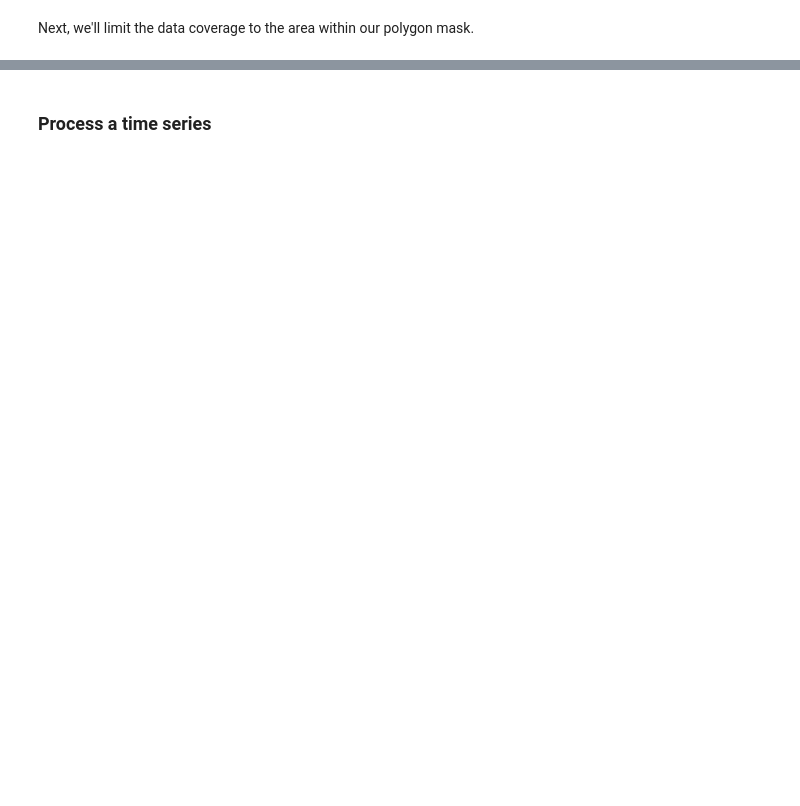
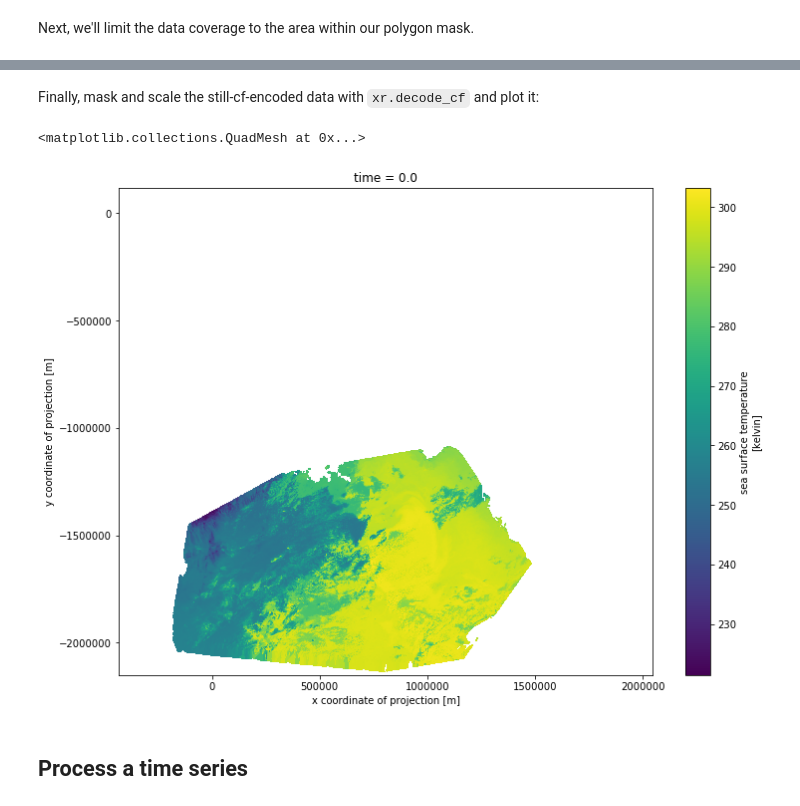
Before and after one commit to jjmcnelis/podaac-ipynb, a Jupyter notebook: harmony-l2-processing-example.ipynb, the cells around one changed output, grey strips where cells are left out. Saved outputs shown, nothing was run; the diff lists cells and outputs as text; code cells hidden in the pictures; blank space fills up the shorter version.

```diff
--- a/harmony-l2-processing-example.ipynb
+++ b/harmony-l2-processing-example.ipynb
@@ -691,0 +927,4 @@ Next, we'll limit the data coverage to the area within our polygon mask.
+# %%
+ds['masked_sst'] = sst.where(ds.mask==1, sst._FillValue)
+
+ds.masked_sst.plot(figsize=(12, 9))
@@ -692,2 +934,11 @@ Next, we'll limit the data coverage to the area within our polygon mask.
+# %% [markdown]
+Finally, mask and scale the still-cf-encoded data with `xr.decode_cf` and plot it:
+# %%
+ds = xr.decode_cf(ds, mask_and_scale=True)
+
+ds.masked_sst.plot(figsize=(12, 9))
+# %% [output]
+<matplotlib.collections.QuadMesh at 0x...>
+[figure, added]
 # %% [markdown]
-### Process a time series
+## Process a time series
```
Also changed, not shown: parts of 120 cells of this notebook, 12 other files.
